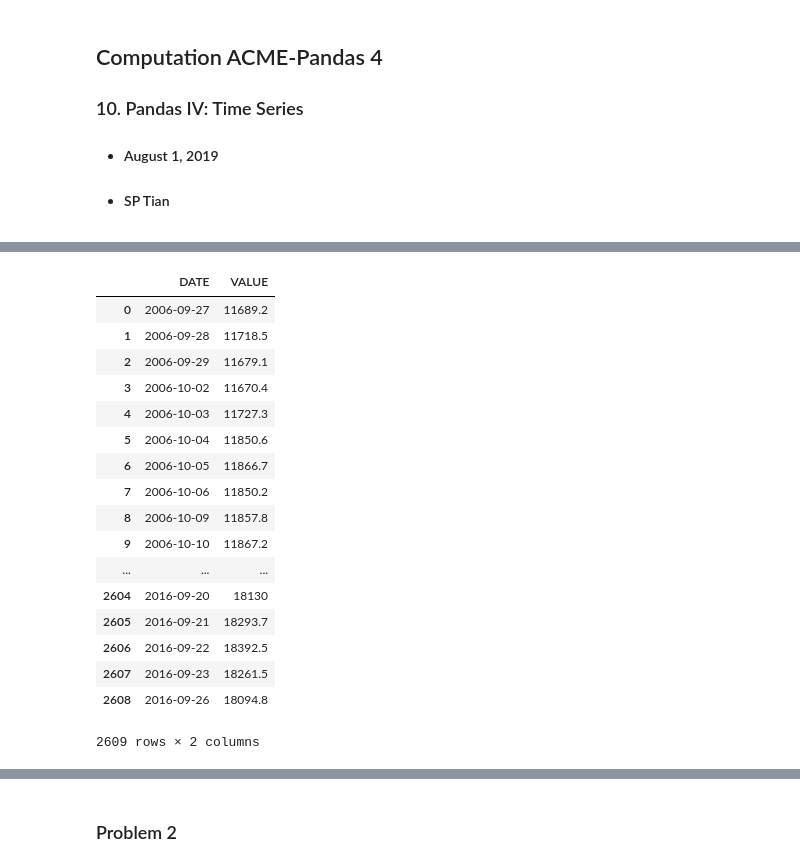
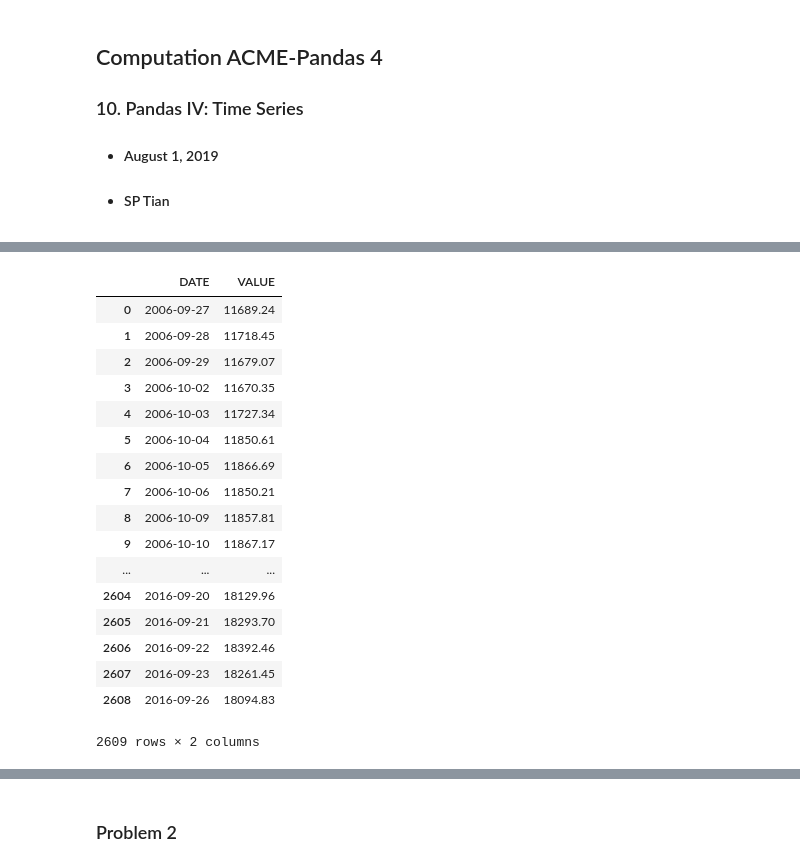
Before and after one commit to sherrytp/BootCamp2019, a Jupyter notebook: ProblemSets/Computation/Wk5/ACME-Pandas4.ipynb, the cells around one changed output, grey strips where cells are left out. Saved outputs shown, nothing was run; the diff lists cells and outputs as text; code cells hidden in the pictures.

```diff
--- a/ProblemSets/Computation/Wk5/ACME-Pandas4.ipynb
+++ b/ProblemSets/Computation/Wk5/ACME-Pandas4.ipynb
@@ -43,26 +54,25 @@ Pattern | Description
 # %%
 dow = pd.read_csv("DJIA.csv")
-time = dow["DATE"]
-time = pd.to_datetime(time)
-dow["VALUE"] = dow["VALUE"].apply(pd.to_numeric, errors = 'ignore')
+time = pd.to_datetime(dow["DATE"])
+#dow["VALUE"] = dow["VALUE"].apply(pd.to_numeric, errors = 'ignore')
 #dow.plot(y = "VALUE")
 dow
 # %% [output]
 |  | DATE | VALUE |
-| 0 | 2006-09-27 | 11689.2 |
-| 1 | 2006-09-28 | 11718.5 |
-| 2 | 2006-09-29 | 11679.1 |
-| 3 | 2006-10-02 | 11670.4 |
-| 4 | 2006-10-03 | 11727.3 |
-| 5 | 2006-10-04 | 11850.6 |
-| 6 | 2006-10-05 | 11866.7 |
-| 7 | 2006-10-06 | 11850.2 |
-| 8 | 2006-10-09 | 11857.8 |
-| 9 | 2006-10-10 | 11867.2 |
+| 0 | 2006-09-27 | 11689.24 |
+| 1 | 2006-09-28 | 11718.45 |
+| 2 | 2006-09-29 | 11679.07 |
+| 3 | 2006-10-02 | 11670.35 |
+| 4 | 2006-10-03 | 11727.34 |
+| 5 | 2006-10-04 | 11850.61 |
+| 6 | 2006-10-05 | 11866.69 |
+| 7 | 2006-10-06 | 11850.21 |
+| 8 | 2006-10-09 | 11857.81 |
+| 9 | 2006-10-10 | 11867.17 |
 | ... | ... | ... |
-| 2604 | 2016-09-20 | 18130 |
-| 2605 | 2016-09-21 | 18293.7 |
-| 2606 | 2016-09-22 | 18392.5 |
-| 2607 | 2016-09-23 | 18261.5 |
-| 2608 | 2016-09-26 | 18094.8 |
+| 2604 | 2016-09-20 | 18129.96 |
+| 2605 | 2016-09-21 | 18293.70 |
+| 2606 | 2016-09-22 | 18392.46 |
+| 2607 | 2016-09-23 | 18261.45 |
+| 2608 | 2016-09-26 | 18094.83 |
 2609 rows × 2 columns
```
Also changed, not shown: parts of 10 cells of this notebook, 9 other files.
